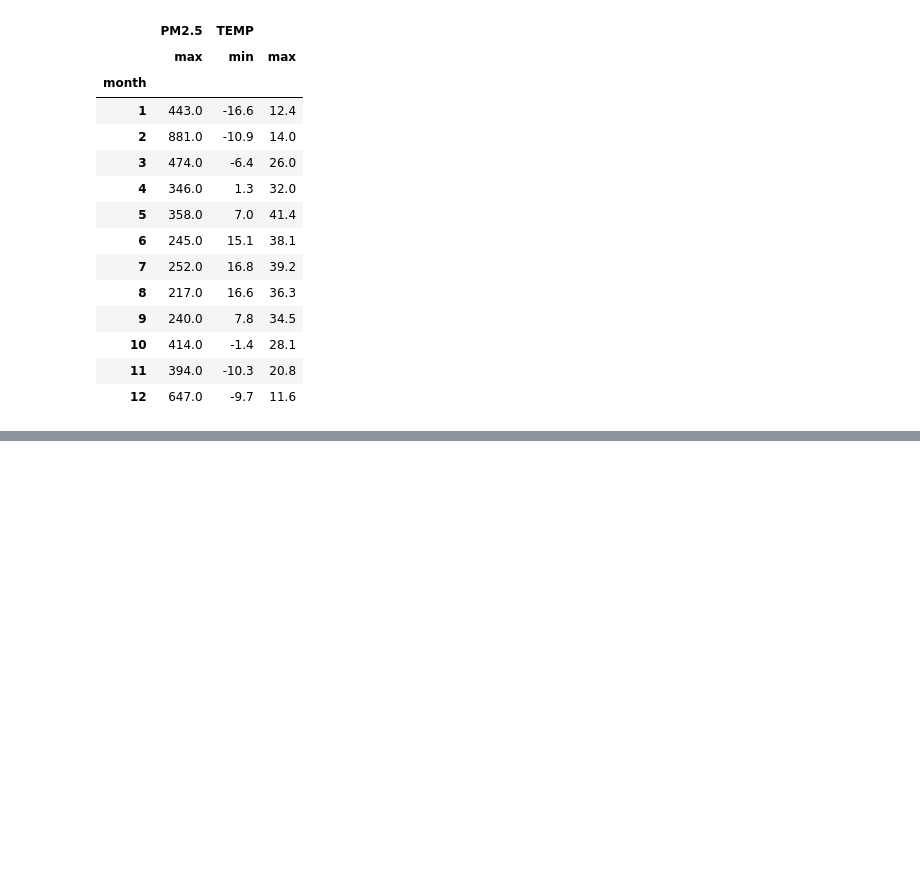
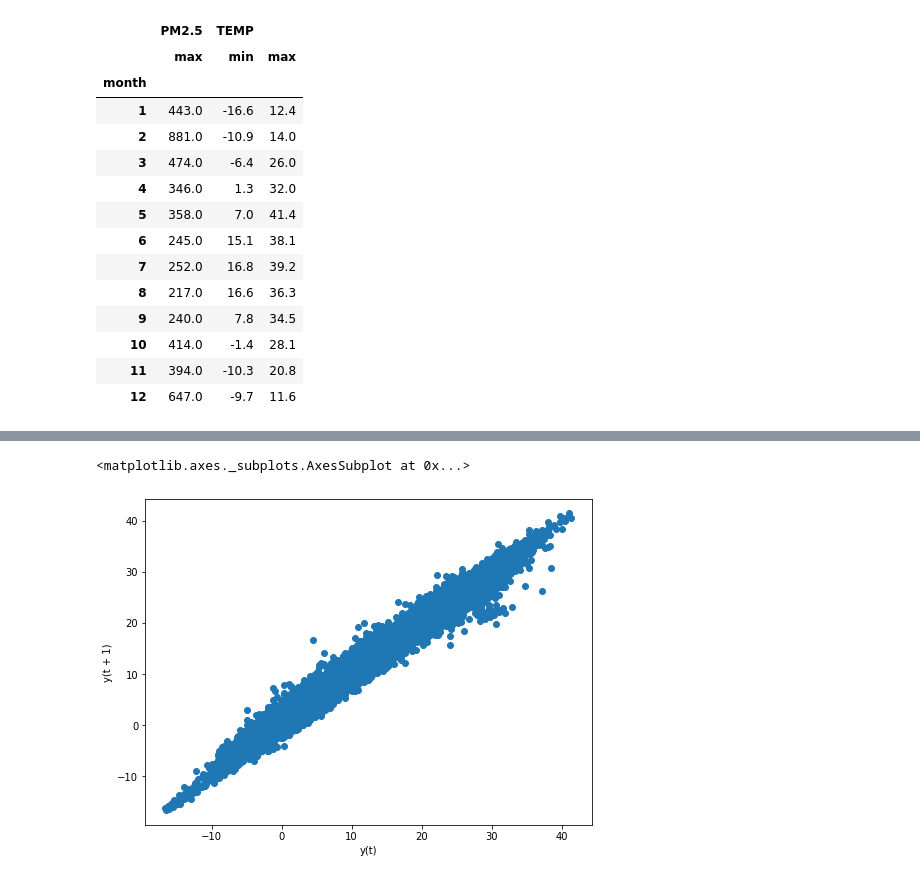
Before and after one commit to hima9/TimeSeries, a Jupyter notebook: timeseries.ipynb, the cells around one changed output, grey strips where cells are left out. Saved outputs shown, nothing was run; the diff lists cells and outputs as text; code cells hidden in the pictures; blank space fills up the shorter version.

```diff
--- a/timeseries.ipynb
+++ b/timeseries.ipynb
@@ -292,0 +314,5 @@ aq_df['2014':'2016'][['month','PM2.5','TEMP']].groupby('month').agg({'PM2.5':['m
+# %%
+pd.plotting.lag_plot(aq_df['TEMP'],lag=1)
+# %% [output]
+<matplotlib.axes._subplots.AxesSubplot at 0x...>
+[figure, added]
```
Also changed, not shown: parts of 30 cells of this notebook.
